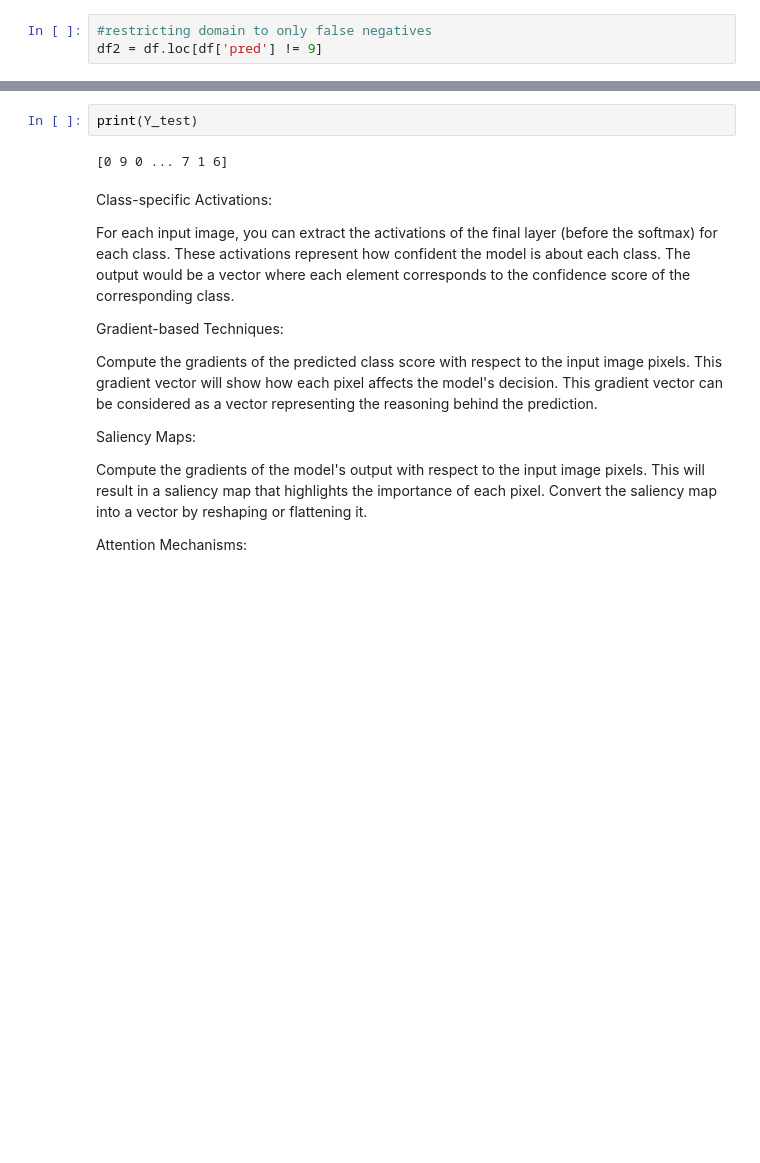
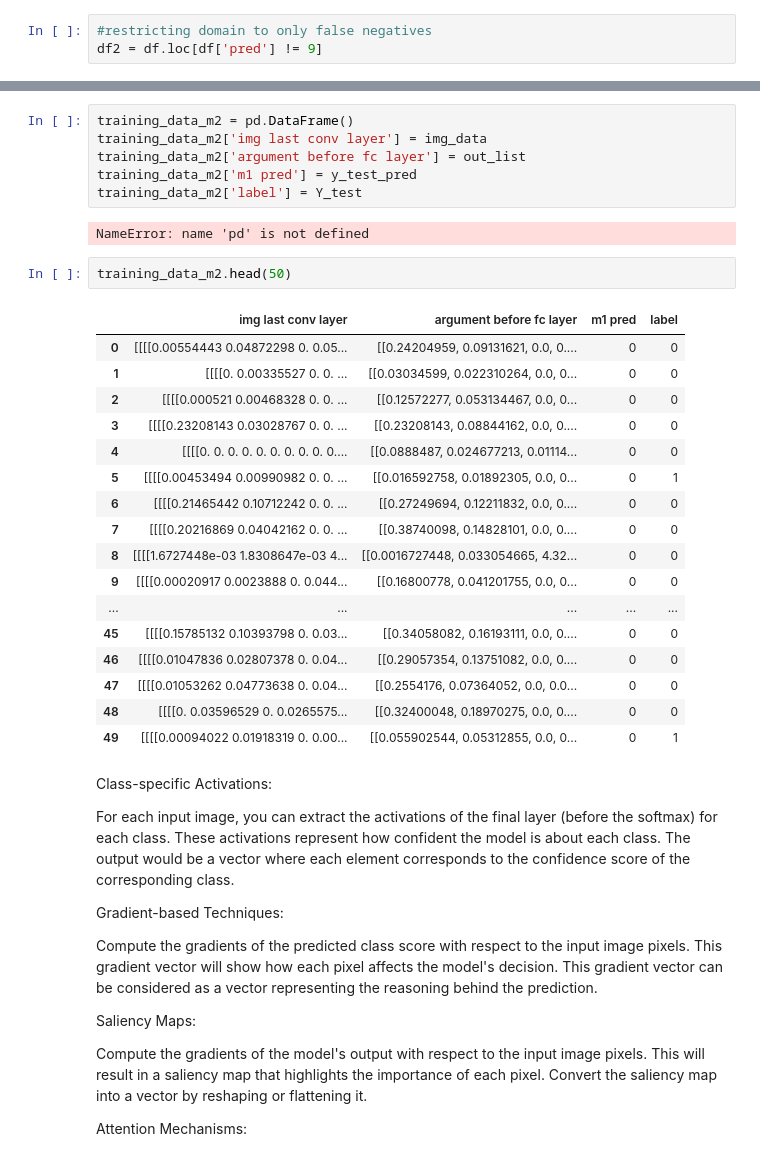
Before and after one commit to oskarkris/MasterOppgave, a Jupyter notebook: Mastern.ipynb, the cells around one changed output, grey strips where cells are left out. Saved outputs shown, nothing was run; the diff lists cells and outputs as text; blank space fills up the shorter version.

```diff
--- a/Mastern.ipynb
+++ b/Mastern.ipynb
@@ -282,7 +316,31 @@ df
-# %%
-print(Y_test)
-# %% [output]
-[0 9 0 ... 7 1 6]
+# %%
+training_data_m2 = pd.DataFrame()
+training_data_m2['img last conv layer'] = img_data
+training_data_m2['argument before fc layer'] = out_list
+training_data_m2['m1 pred'] = y_test_pred
+training_data_m2['label'] = Y_test
+# %% [output]
+NameError: name 'pd' is not defined
+# %%
+training_data_m2.head(50)
+# %% [output]
+|  | img last conv layer | argument before fc layer | m1 pred | label |
+| 0 | [[[[0.00554443 0.04872298 0. 0.05... | [[0.24204959, 0.09131621, 0.0, 0.... | 0 | 0 |
+| 1 | [[[[0. 0.00335527 0. 0. ... | [[0.03034599, 0.022310264, 0.0, 0... | 0 | 0 |
+| 2 | [[[[0.000521 0.00468328 0. 0. ... | [[0.12572277, 0.053134467, 0.0, 0... | 0 | 0 |
+| 3 | [[[[0.23208143 0.03028767 0. 0. ... | [[0.23208143, 0.08844162, 0.0, 0.... | 0 | 0 |
+| 4 | [[[[0. 0. 0. 0. 0. 0. 0. 0. 0. 0.... | [[0.0888487, 0.024677213, 0.01114... | 0 | 0 |
+| 5 | [[[[0.00453494 0.00990982 0. 0. ... | [[0.016592758, 0.01892305, 0.0, 0... | 0 | 1 |
+| 6 | [[[[0.21465442 0.10712242 0. 0. ... | [[0.27249694, 0.12211832, 0.0, 0.... | 0 | 0 |
+| 7 | [[[[0.20216869 0.04042162 0. 0. ... | [[0.38740098, 0.14828101, 0.0, 0.... | 0 | 0 |
+| 8 | [[[[1.6727448e-03 1.8308647e-03 4... | [[0.0016727448, 0.033054665, 4.32... | 0 | 0 |
+| 9 | [[[[0.00020917 0.0023888 0. 0.044... | [[0.16800778, 0.041201755, 0.0, 0... | 0 | 0 |
+| ... | ... | ... | ... | ... |
+| 45 | [[[[0.15785132 0.10393798 0. 0.03... | [[0.34058082, 0.16193111, 0.0, 0.... | 0 | 0 |
+| 46 | [[[[0.01047836 0.02807378 0. 0.04... | [[0.29057354, 0.13751082, 0.0, 0.... | 0 | 0 |
+| 47 | [[[[0.01053262 0.04773638 0. 0.04... | [[0.2554176, 0.07364052, 0.0, 0.0... | 0 | 0 |
+| 48 | [[[[0. 0.03596529 0. 0.0265575... | [[0.32400048, 0.18970275, 0.0, 0.... | 0 | 0 |
+| 49 | [[[[0.00094022 0.01918319 0. 0.00... | [[0.055902544, 0.05312855, 0.0, 0... | 0 | 1 |
 # %% [markdown]
 Class-specific Activations:
 
```
Also changed, not shown: parts of 11 cells of this notebook.
